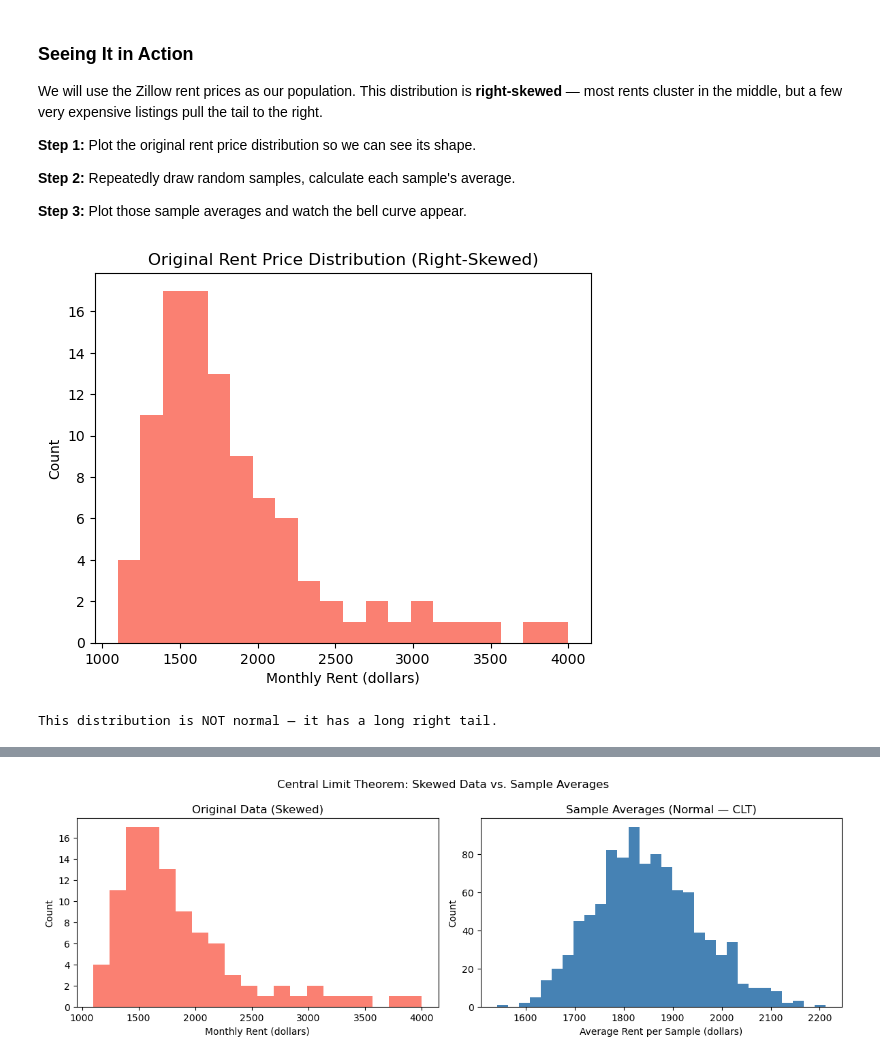
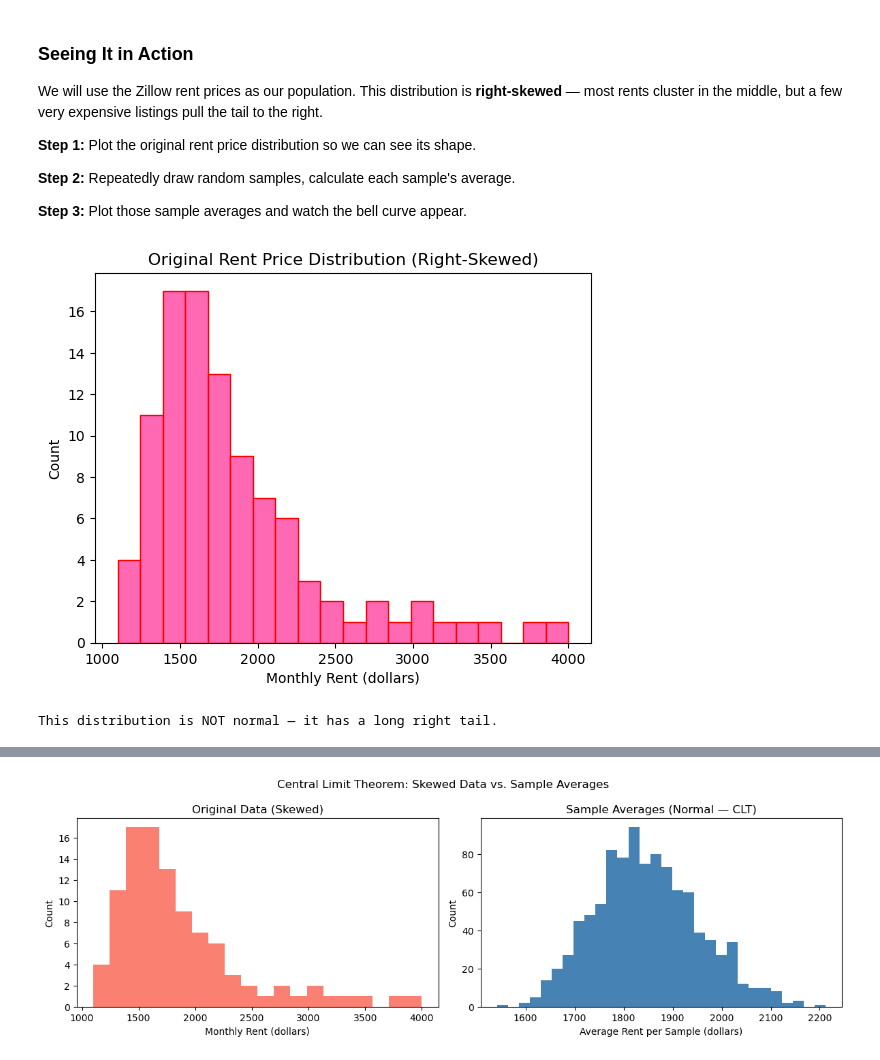
Before and after one commit to tiffanynwilliams/tkh_tlabs, a Jupyter notebook: Schoolwork/prob_distributions/prob_distributions.ipynb, the cells around one changed output, grey strips where cells are left out. Cells and saved outputs as stored; diff of their text form; code cells hidden in the pictures.

```diff
--- a/Schoolwork/prob_distributions/prob_distributions.ipynb
+++ b/Schoolwork/prob_distributions/prob_distributions.ipynb
@@ -646,33 +651,33 @@ but a few very expensive listings pull the tail to the right.
 # %%
 import matplotlib.pyplot as plt
 
 # Our full population of 100 Zillow rent prices (right-skewed)
 rent_prices = [
     1100, 1150, 1200, 1200, 1250, 1250, 1250, 1300, 1300, 1300,
     1300, 1350, 1350, 1350, 1350, 1400, 1400, 1400, 1400, 1400,
     1450, 1450, 1450, 1450, 1450, 1500, 1500, 1500, 1500, 1500,
     1500, 1500, 1550, 1550, 1550, 1550, 1550, 1550, 1600, 1600,
     1600, 1600, 1600, 1600, 1650, 1650, 1650, 1650, 1650, 1700,
     1700, 1700, 1700, 1700, 1750, 1750, 1750, 1750, 1800, 1800,
     1800, 1800, 1850, 1850, 1850, 1900, 1900, 1900, 1950, 1950,
     1950, 2000, 2000, 2000, 2050, 2050, 2100, 2100, 2150, 2150,
     2200, 2200, 2250, 2250, 2300, 2350, 2400, 2450, 2500, 2600,
     2700, 2800, 2900, 3000, 3100, 3200, 3400, 3500, 3800, 4000
 ]
 
 # Plot the original distribution
 plt.figure()
-plt.hist(rent_prices, bins=20, color='salmon')
+plt.hist(rent_prices, bins=20, color='hotpink', edgecolor="red")
 
 plt.title('Original Rent Price Distribution (Right-Skewed)')
 plt.xlabel('Monthly Rent (dollars)')
 plt.ylabel('Count')
 
 plt.show()
 
 print('This distribution is NOT normal — it has a long right tail.')
 # %% [output]
-[figure, old version]
+[figure, new version]
 This distribution is NOT normal — it has a long right tail.
 # %%
 import random
```
Also changed, not shown: parts of 7 cells of this notebook, 4 other files.
